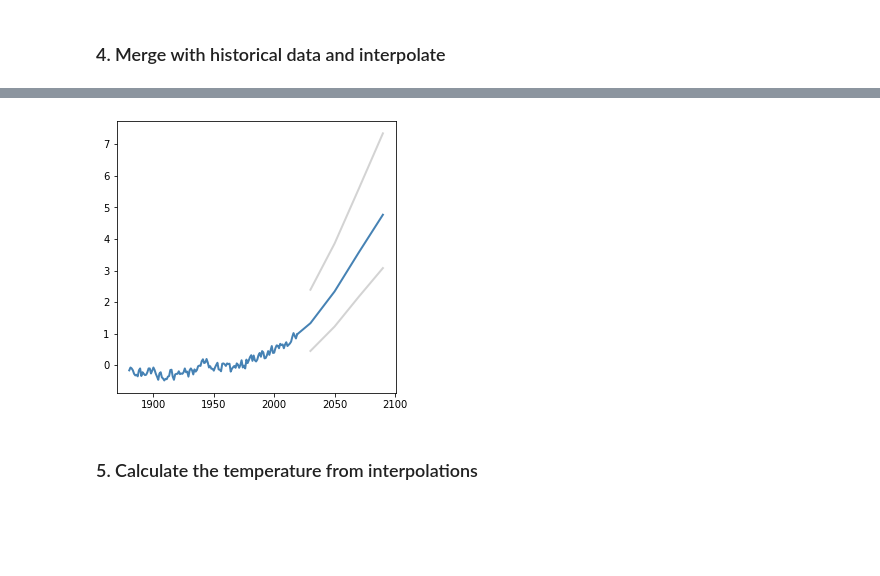
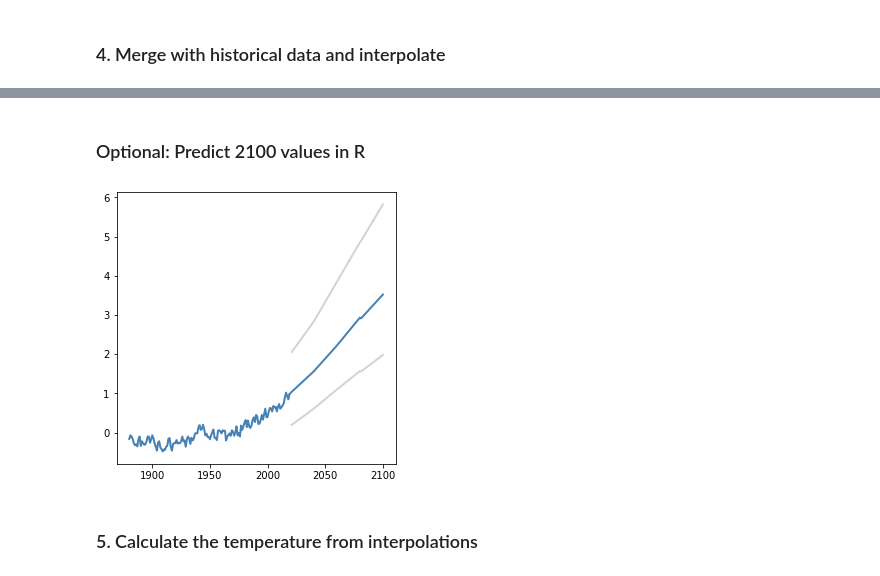
Before and after one commit to Vizzuality/earth-dashboard-data, a Jupyter notebook: processing/Climate.ipynb, the cells around one changed output, grey strips where cells are left out. Cells and saved outputs as stored; diff of their text form; code cells hidden in the pictures; blank space fills up the shorter version.

```diff
--- a/processing/Climate.ipynb
+++ b/processing/Climate.ipynb
@@ -209,6 +215,10 @@ wmean = wmean.rename(columns={wmean.columns[0]:'model',wmean.columns[1]:'year',w
 ### Merge with historical data
 temp =pd.read_csv(f"../../../Earth_Dashboard/temperature_rise.csv").drop(columns='Unnamed: 0')
 temp['x'] =pd.to_datetime(temp['x']).dt.year #1880 - 2019
+# %%
+### Weighed mean data
+wmean= pd.read_csv(f"../../../Earth_Dashboard/weighed_temperature_proj_6.0.csv").drop(columns='Unnamed: 0')
+#wmean= pd.read_csv(f"../../../Earth_Dashboard/weighed_temperature_proj_8.5.csv").drop(columns='Unnamed: 0')
 # %%
 ### Interpolate using the last value of 2019
 last_historical =[pd.Series([' Ensemble (90th Percentile)', 2019 , temp.loc[temp['x']==2019,'y'].values[0]],index=wmean.columns),
@@ -219,12 +229,12 @@ projections = wmean
 projections = projections.append(last_historical,ignore_index=True)
 projections = projections.sort_values('year')
 init_year =2019
-end_year=2090
+end_year=2080
 new_x = np.linspace(init_year, end_year, (end_year-init_year)+1)
 interp = pd.DataFrame()
 for model in ensembles:
     new_y = np.interp(new_x,
-                  [2019,2030,2050,2070,2090],
+                  [2019,2020,2040,2060,2080],
                   projections.loc[projections['model']==model,'wavg_terrestrial_C'])
     new =pd.DataFrame({'year': new_x, 'temp': new_y,'model':model})
     interp= interp.append(new)
@@ -234,21 +267,43 @@ interp.to_csv(f"../../../Earth_Dashboard/temperature_projections_8.5.csv")
+# %% [markdown]
+### Optional: Predict 2100 values in R
+# %%
+temp <- read.csv('Documents/Earth_Dashboard/temperature_projections_6.0_end2080.csv')
+temp = temp[-1] # drop first row
+head(temp)
+plot(temp$year,temp$temp,data=temp)
+
+
+for (i in unique(temp$model)){
+temp.proj <- temp[temp$model == i,]
+linmod = lm(temp ~ year,data = temp.proj)
+predictDF <- data.frame(year = seq(2081,2100,by=1))
+predictDF$temp =predict(linmod,predictDF)
+predictDF$model = i
+temp = rbind(temp, predictDF)
+}
+
+plot(temp$year,temp$temp,data=temp)
+write.csv('Documents/Earth_Dashboard/temperature_projections_6.0_pred2100.csv',row.names=FALSE)
 # %%
+interp = pd.read_csv(f"../../../Earth_Dashboard/temperature_projections_6.0_pred2100.csv")
 fig, ax = plt.subplots(figsize=(5, 5))
 #historical
 ax.plot(temp.x,temp.y,color='steelblue',linewidth=2)
 #8.5 RCP AR5
 ax.plot(interp.loc[interp['model']==' Ensemble (50th Percentile)','year'],
         interp.loc[interp['model']==' Ensemble (50th Percentile)','temp'],
         color='steelblue',linewidth=2)
-ax.plot(interp.loc[(interp['model']==' Ensemble (10th Percentile)') & (interp['year']> 2029),'year'],
-        interp.loc[(interp['model']==' Ensemble (10th Percentile)') & (interp['year']> 2029),'temp'],
+ax.plot(interp.loc[(interp['model']==' Ensemble (10th Percentile)') & (interp['year']> 2020),'year'],
+        interp.loc[(interp['model']==' Ensemble (10th Percentile)') & (interp['year']> 2020),'temp'],
         color='lightgray',linewidth=2)
-ax.plot(interp.loc[(interp['model']==' Ensemble (90th Percentile)') & (interp['year']> 2029),'year'],
-        interp.loc[(interp['model']==' Ensemble (90th Percentile)') & (interp['year']> 2029),'temp'],
+ax.plot(interp.loc[(interp['model']==' Ensemble (90th Percentile)') & (interp['year']> 2020),'year'],
+        interp.loc[(interp['model']==' Ensemble (90th Percentile)') & (interp['year']> 2020),'temp'],
         color='lightgray',linewidth=2)
 plt.show()
-fig.savefig(f'../../../Earth_Dashboard/temperature_projections_6.0_square.svg',dpi=300,transparent=True,format='svg')
+fig.savefig(f'../../../Earth_Dashboard/temperature_projections_6.0_pred2080-2100.svg',dpi=300,transparent=True,format='svg')
+fig.savefig(f'../../../Earth_Dashboard/temperature_projections_6.0_pred2080-2100.png',dpi=300,transparent=True,format='png')
 # %% [output]
-[figure, old version]
+[figure, new version]
 # %% [markdown]
 ### 5. Calculate the temperature from interpolations
 # %%
```
Also changed, not shown: parts of 6 cells of this notebook.
